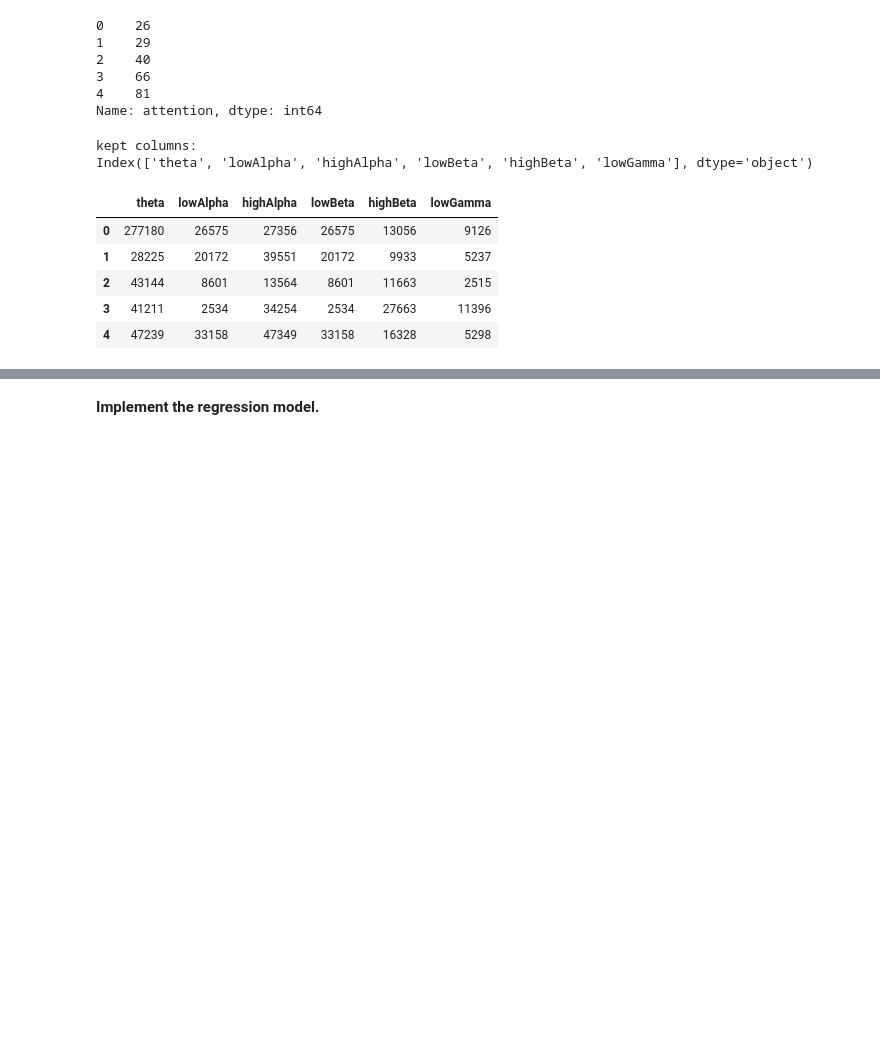
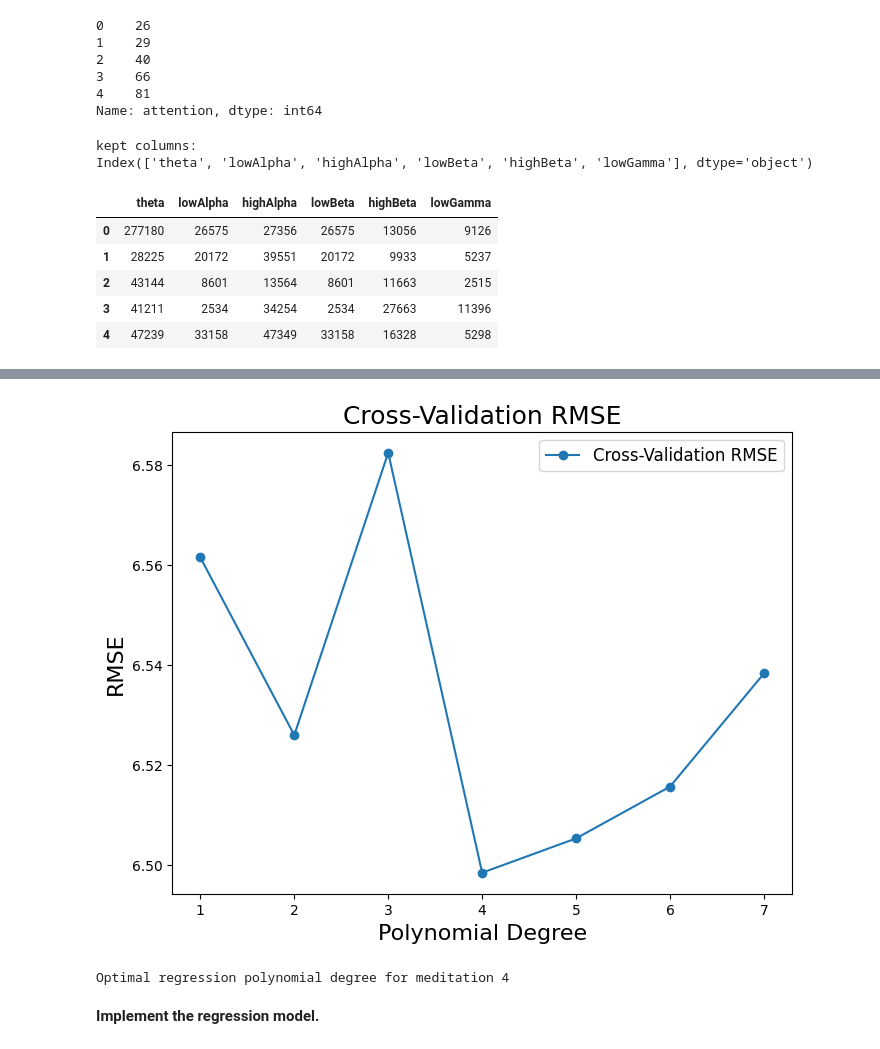
Before and after one commit to ayushilal20/MindWave-Predicting-Mental-States-through-EEG-Data, a Jupyter notebook: Sleepiness/sleepiness_regression.ipynb, the cells around one changed output, grey strips where cells are left out. Saved outputs shown, nothing was run; the diff lists cells and outputs as text; code cells hidden in the pictures; blank space fills up the shorter version.

Commit message:
did k-folds cross val for both output variables

```diff
--- a/Sleepiness/sleepiness_regression.ipynb
+++ b/Sleepiness/sleepiness_regression.ipynb
@@ -153,0 +156,3 @@ Optimal regression polynomial degree for attention: 5
+# %%
+y_meditation= sleepiness_df.iloc[:, 1]
+y_meditation.head()
@@ -153,0 +166,2 @@ Optimal regression polynomial degree for attention: 5
+# %%
+X_meditation_preprocessed = perform_feature_selection(X, y_meditation)
@@ -154,2 +180,8 @@ Optimal regression polynomial degree for attention: 5
+# %%
+optimal_meditation_regression_degree = k_folds_cross_validation(X_meditation_preprocessed, y_attention)
+print("Optimal regression polynomial degree for meditation", optimal_meditation_regression_degree)
+# %% [output]
+[figure, added]
+Optimal regression polynomial degree for meditation 4
 # %% [markdown]
 **Implement the regression model.**
```
Also changed, not shown: parts of 5 cells of this notebook.
